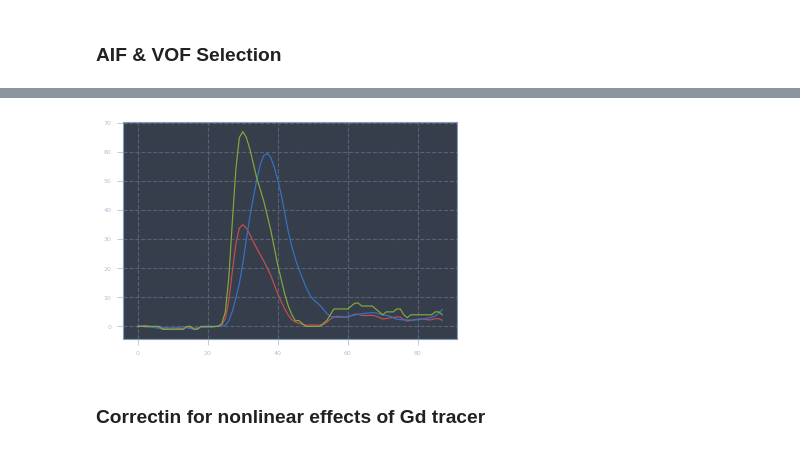
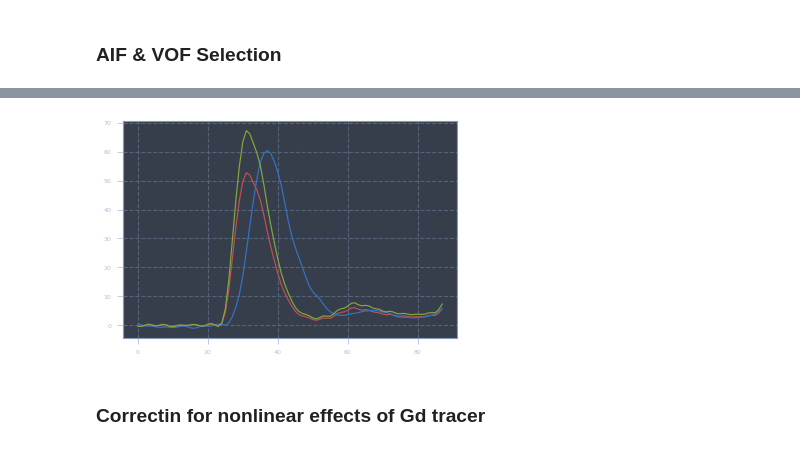
Before and after one commit to Yupeii/PWI, a Jupyter notebook: pwi.ipynb, the cells around one changed output, grey strips where cells are left out. Cells and saved outputs as stored; diff of their text form; code cells hidden in the pictures.

```diff
--- a/pwi.ipynb
+++ b/pwi.ipynb
@@ -229,7 +229,7 @@ tchanges = multi_proc(total_change, args, 10)
 
 print(lambda x: x!=0 for x in tchanges)
 print("Converting result to array...", end="")
-tchanges = np.array(tchanges).reshape(nz,nx,ny).astype(np.int16)
+tchanges = np.array(tchanges).reshape(nz,nx,ny)#.astype(np.int16)
 print("done")
 
 th1 = np.max(tchanges)*0.1
@@ -299,35 +299,35 @@ aifs = sorted(aifs, key=lambda x:np.max(x), reverse=True)
 
 aif = np.mean(aifs[0:10], axis=0)
 ax[1].plot(aif)
 plt.savefig(plot_path+"aifs.png")
 plt.close()
 
 # separate VOFs
 th = np.mean(np.argmax(aifs, axis = 1)) + 2
 th1 = ea+12
 vofs = [x for x in sigs if th < np.argmax(x) < th1]
 
 fig, ax = plt.subplots(1,2, figsize=(12,4))
 for vof in vofs:
     ax[0].plot(vof)
 vofs = sorted(vofs, key=lambda x:np.max(x), reverse=True)
 
 vof = np.mean(vofs[0:10], axis=0)
 ax[1].plot(vof)
 plt.savefig(plot_path+"vofs.png")
 plt.close()
 
 # scaling
-AIF = (aif*(np.sum(vof)/np.sum(aif))).astype(np.int16)
+AIF = (aif*(np.sum(vof)/np.sum(aif)))#.astype(np.int16)
 plt.plot(aif, 'r', label='aif')
 plt.plot(vof, 'b')
 plt.plot(AIF, 'g')
 
 plt.savefig(plot_path+"AIF.png")
 plt.show()
 plt.close()
 # %% [output]
-[figure, old version]
+[figure, new version]
 # %% [markdown]
 ### Correctin for nonlinear effects of Gd tracer
 # %%
```
Also changed, not shown: parts of 5 cells of this notebook, 1 other file.
